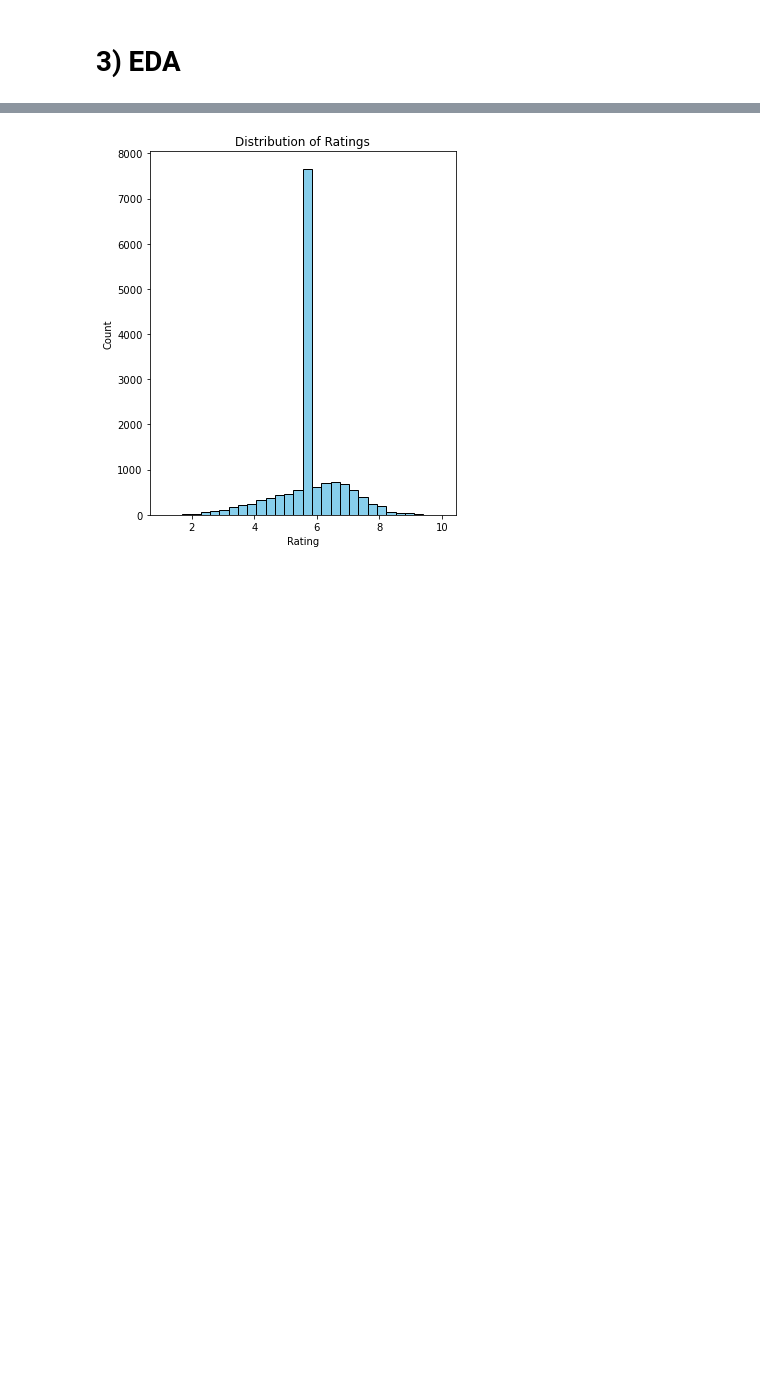
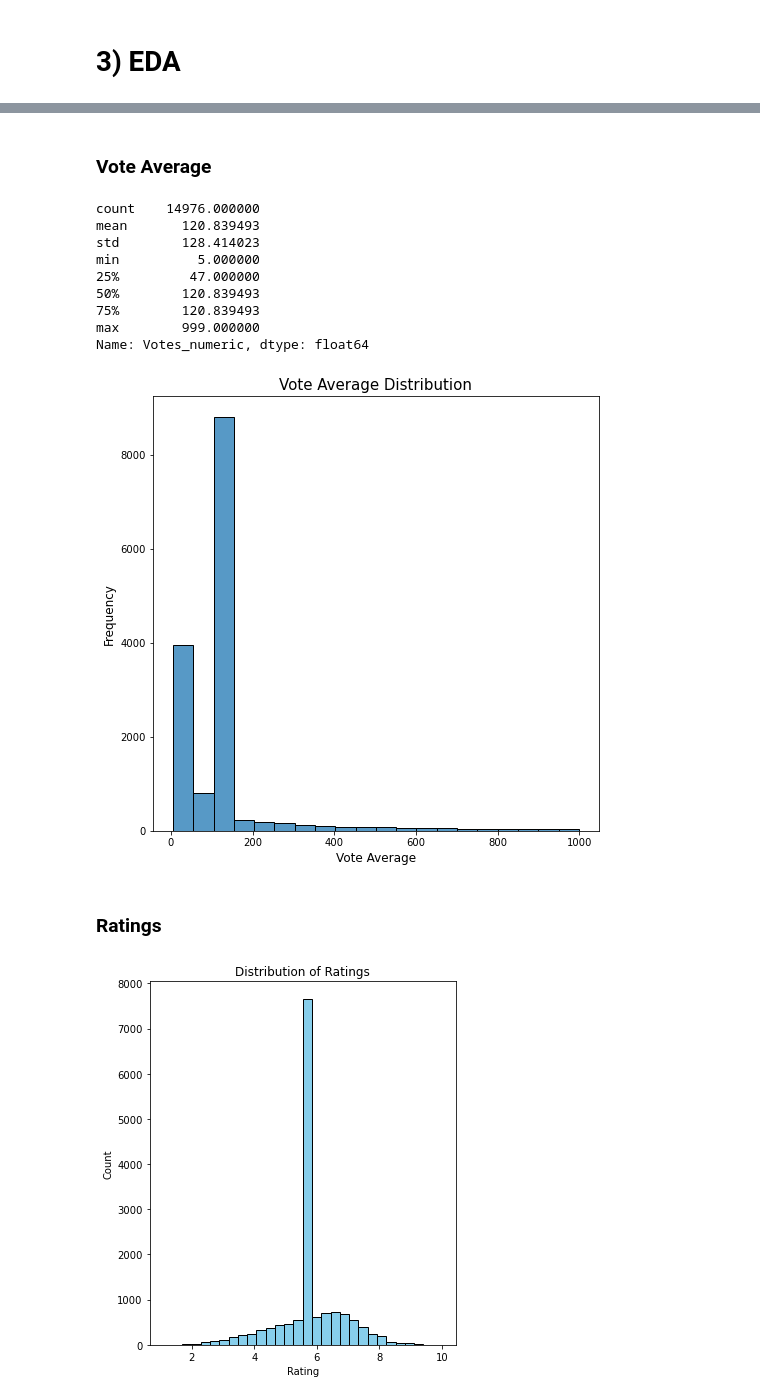
Before and after one commit to Edna722/CODSOFT_ML, a Jupyter notebook: Movie rating prediction_task 2.ipynb, the cells around one changed output, grey strips where cells are left out. Drawn from its saved outputs; the diff is of its cells as text; code cells hidden in the pictures; blank space fills up the shorter version.

```diff
--- a/Movie rating prediction_task 2.ipynb
+++ b/Movie rating prediction_task 2.ipynb
@@ -310,3 +337,29 @@ movie_data
+# %% [markdown]
+### Vote Average
+# %%
+vote_average_univariate = movie_data['Votes_numeric'].describe()
+print(vote_average_univariate)
+
+# Plot the vote average distribution
+plt.figure(figsize=(8, 8))
+sns.histplot(movie_data['Votes_numeric'], kde = False , bins = 20)
+plt.xlabel("Vote Average", fontsize=12)
+plt.ylabel("Frequency", fontsize=12)
+plt.title("Vote Average Distribution", fontsize=15)
+plt.show()
+# %% [output]
+count    14976.000000
+mean       120.839493
+std        128.414023
+min          5.000000
+25%         47.000000
+50%        120.839493
+75%        120.839493
+max        999.000000
+Name: Votes_numeric, dtype: float64
+[figure, added]
+# %% [markdown]
+### Ratings
 # %%
 plt.figure(figsize=(14,6))
 plt.subplot(131)
```
Also changed, not shown: parts of 6 cells of this notebook.
